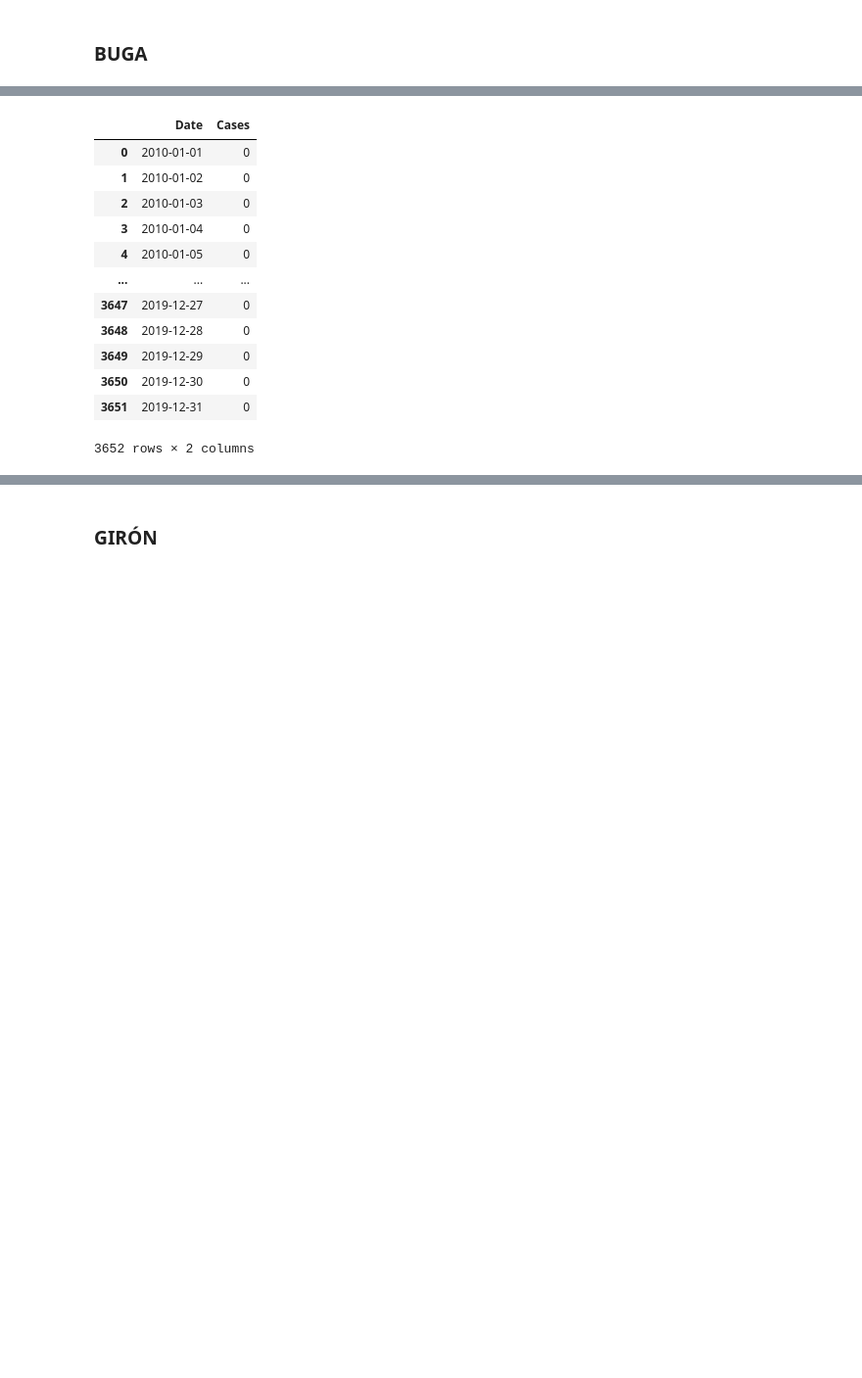
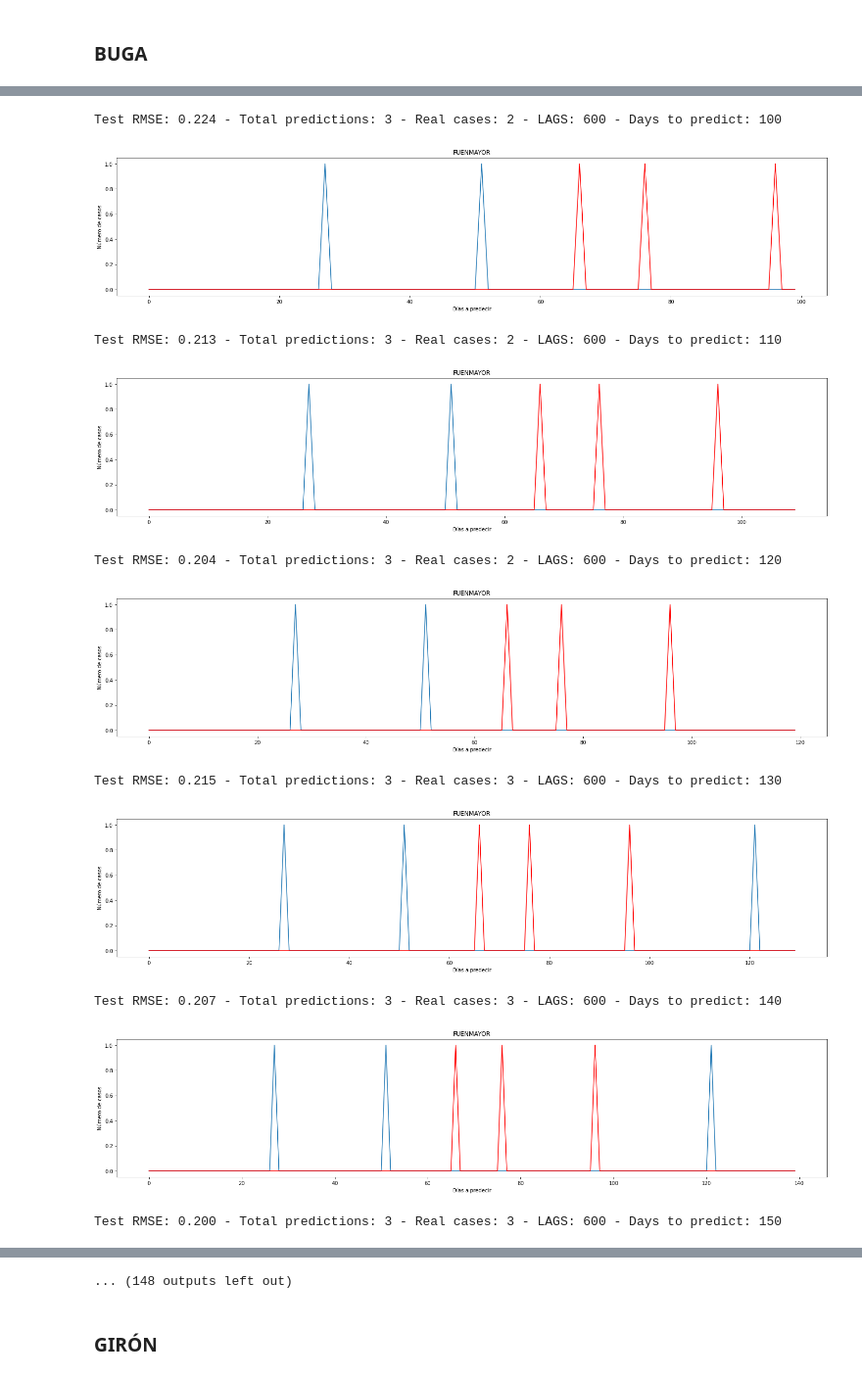
Before and after one commit to JuanImbachi/PDG, a Jupyter notebook: Analysis/data_analytics/Modelamiento datos.ipynb, the cells around one changed output, grey strips where cells are left out. Shown at 98% size. Cells and saved outputs as stored; diff of their text form; code cells hidden in the pictures; blank space fills up the shorter version.

```diff
--- a/Analysis/data_analytics/Modelamiento datos.ipynb
+++ b/Analysis/data_analytics/Modelamiento datos.ipynb
@@ -69 +73,4 @@ def assign_zeros(nb_df) :
+# %%
+data = {'City': [], 'Neighborhood': [], 'Real Cases': [], 'Number of predictions': [], 'Lags': [], 'Days to predict': [], 'RMSE': []}
+df_results = pd.DataFrame(data=data)
 # %% [markdown]
@@ -208,21 +238,18 @@ Test RMSE: 0.209
-# %%
-nb_df = dfBuga[dfBuga.Neighborhood == "SANTA BARBARA"]
-nb_df = pd.DataFrame(nb_df['Date'].value_counts().sort_index())
-nb_df.columns = ['Cases']
-nb_df.index.name = 'Date'
-df_zeros = assign_zeros(nb_df)
-df_zeros
-# %% [output]
-|  | Date | Cases |
-| 0 | 2010-01-01 | 0 |
-| 1 | 2010-01-02 | 0 |
-| 2 | 2010-01-03 | 0 |
-| 3 | 2010-01-04 | 0 |
-| 4 | 2010-01-05 | 0 |
-| ... | ... | ... |
-| 3647 | 2019-12-27 | 0 |
-| 3648 | 2019-12-28 | 0 |
-| 3649 | 2019-12-29 | 0 |
-| 3650 | 2019-12-30 | 0 |
-| 3651 | 2019-12-31 | 0 |
-3652 rows × 2 columns
+# %%
+neighborhoods = dfBuga['Neighborhood'].value_counts()
+neighborhoods = neighborhoods.to_frame(name='Cases')
+neighborhoods = neighborhoods[neighborhoods.Cases >= 100]
+# %%
+evaluate_model(neighborhoods, 'Buga')
+# %% [output]
+Test RMSE: 0.224 - Total predictions: 3 - Real cases: 2 - LAGS: 600 - Days to predict: 100
+[figure, added]
+Test RMSE: 0.213 - Total predictions: 3 - Real cases: 2 - LAGS: 600 - Days to predict: 110
+[figure, added]
+Test RMSE: 0.204 - Total predictions: 3 - Real cases: 2 - LAGS: 600 - Days to predict: 120
+[figure, added]
+Test RMSE: 0.215 - Total predictions: 3 - Real cases: 3 - LAGS: 600 - Days to predict: 130
+[figure, added]
+Test RMSE: 0.207 - Total predictions: 3 - Real cases: 3 - LAGS: 600 - Days to predict: 140
+[figure, added]
+Test RMSE: 0.200 - Total predictions: 3 - Real cases: 3 - LAGS: 600 - Days to predict: 150
@@ -229,3 +257,4 @@ df_zeros
+... (148 outputs left out)
 # %% [markdown]
 ### GIRÓN
 # %%
```
Also changed, not shown: parts of 19 cells of this notebook, 1 other file.
